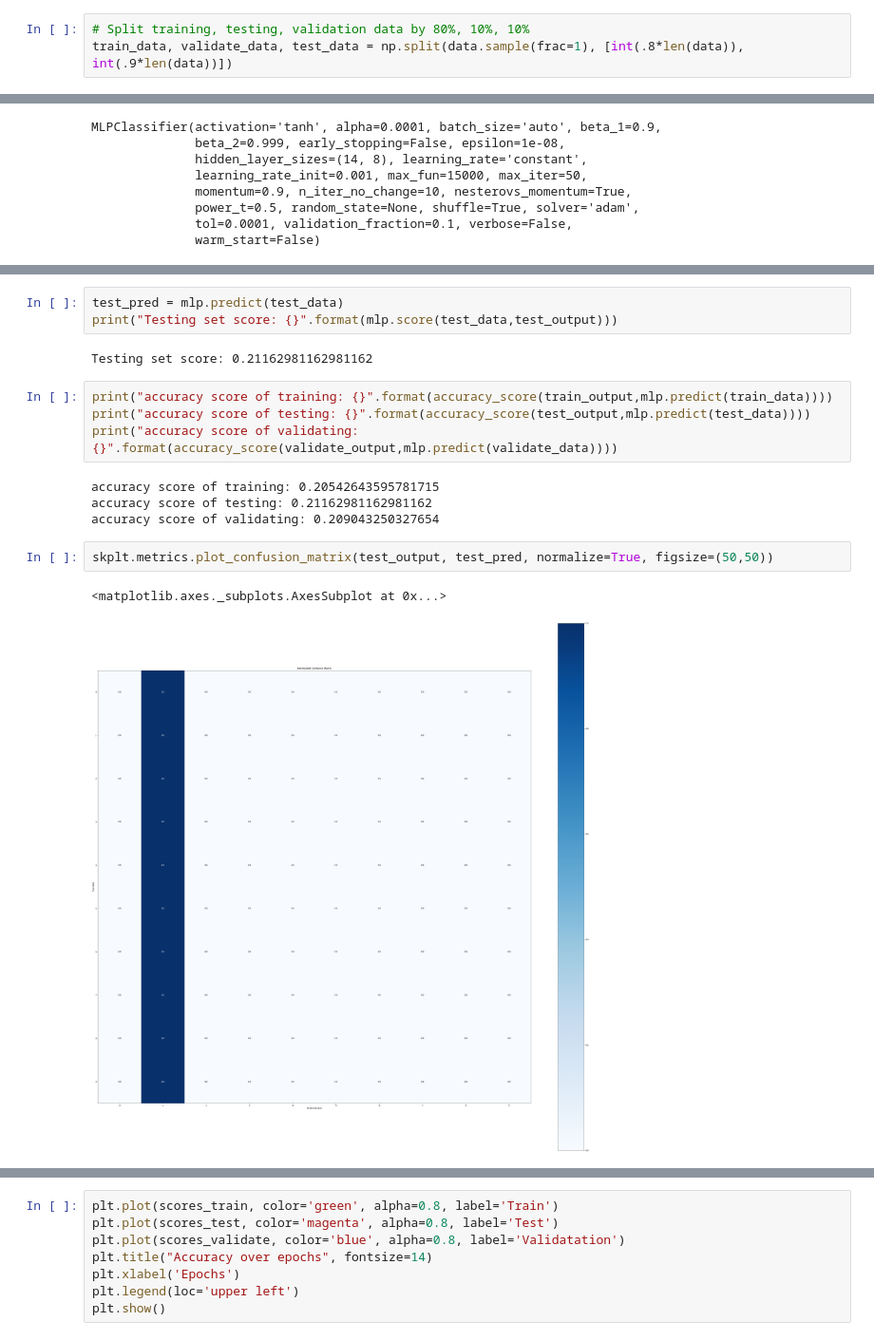
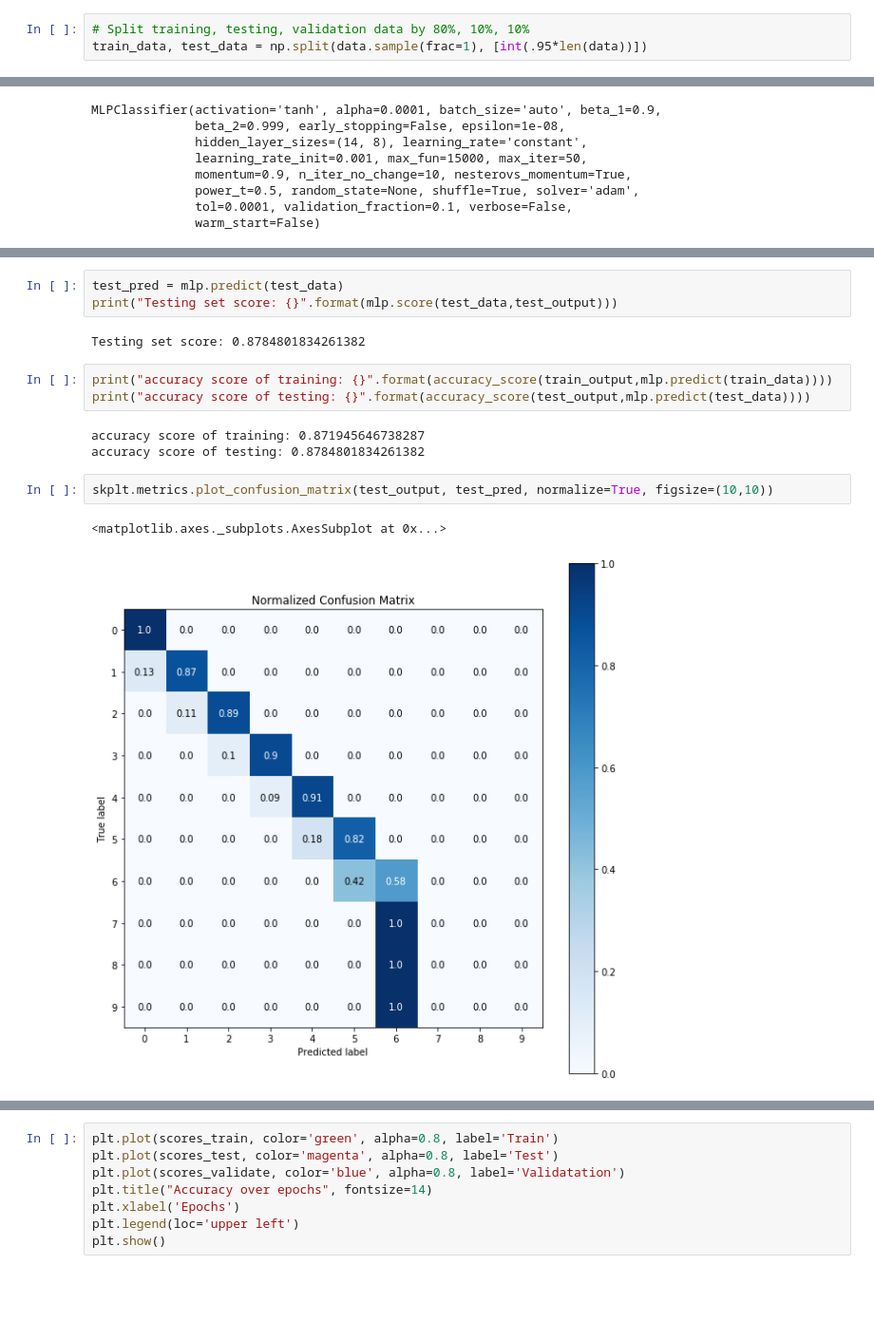
Before and after one commit to peishuan/Natural-Computation-Methods-for-Machine-Learning-Final-Project, a Jupyter notebook: meeting0527/spotify_classification.ipynb, the cells around one changed output, grey strips where cells are left out. Shown at 95% size. Saved outputs shown, nothing was run; the diff lists cells and outputs as text; blank space fills up the shorter version.

```diff
--- a/meeting0527/spotify_classification.ipynb
+++ b/meeting0527/spotify_classification.ipynb
@@ -58,6 +60,6 @@ data.head(10)
 # %%
 # Split training, testing, validation data by 80%, 10%, 10%
-train_data, validate_data, test_data = np.split(data.sample(frac=1), [int(.8*len(data)), int(.9*len(data))])
+train_data, test_data = np.split(data.sample(frac=1), [int(.95*len(data))])
 # %%
 # Split output and convert to array
 train_output = train_data.Popularity_bucket
@@ -111,19 +109,17 @@ plt.show()
 test_pred = mlp.predict(test_data)
 print("Testing set score: {}".format(mlp.score(test_data,test_output)))
 # %% [output]
-Testing set score: 0.21162981162981162
+Testing set score: 0.8784801834261382
 # %%
 print("accuracy score of training: {}".format(accuracy_score(train_output,mlp.predict(train_data))))
 print("accuracy score of testing: {}".format(accuracy_score(test_output,mlp.predict(test_data))))
-print("accuracy score of validating: {}".format(accuracy_score(validate_output,mlp.predict(validate_data))))
 # %% [output]
-accuracy score of training: 0.20542643595781715
-accuracy score of testing: 0.21162981162981162
-accuracy score of validating: 0.209043250327654
+accuracy score of training: 0.871945646738287
+accuracy score of testing: 0.8784801834261382
 # %%
-skplt.metrics.plot_confusion_matrix(test_output, test_pred, normalize=True, figsize=(50,50))
+skplt.metrics.plot_confusion_matrix(test_output, test_pred, normalize=True, figsize=(10,10))
 # %% [output]
 <matplotlib.axes._subplots.AxesSubplot at 0x...>
-[figure, old version]
+[figure, new version]
 # %%
 N_TRAIN_SAMPLES = train_data.shape[0]
```
Also changed, not shown: parts of 26 cells of this notebook, 2 other files.
